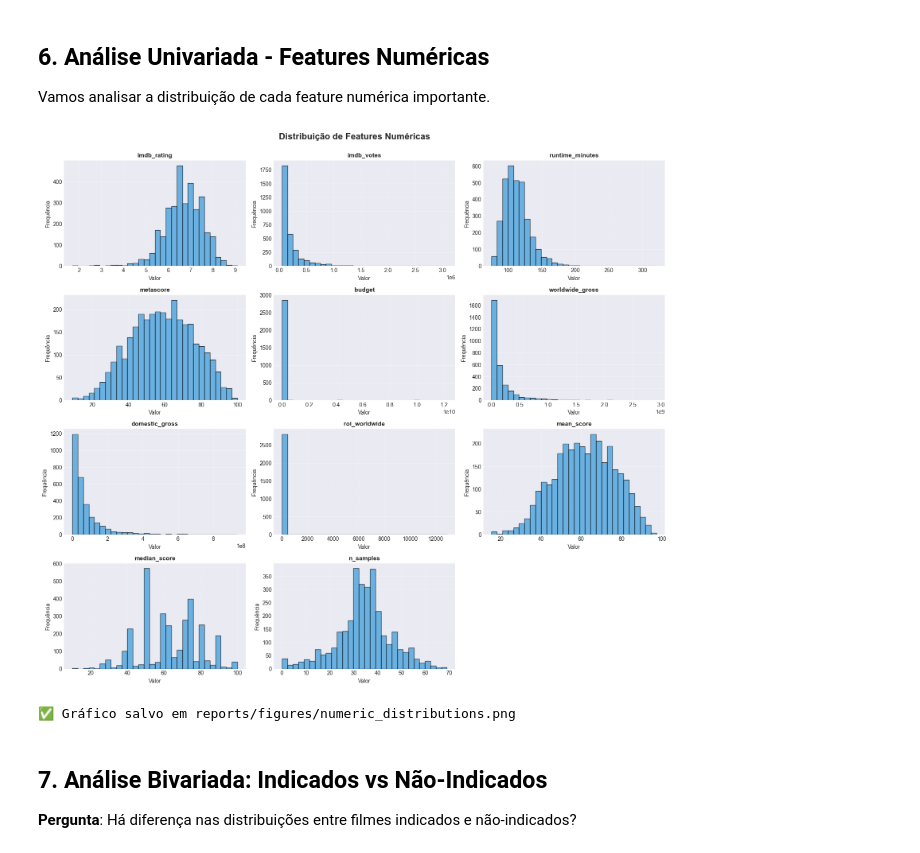
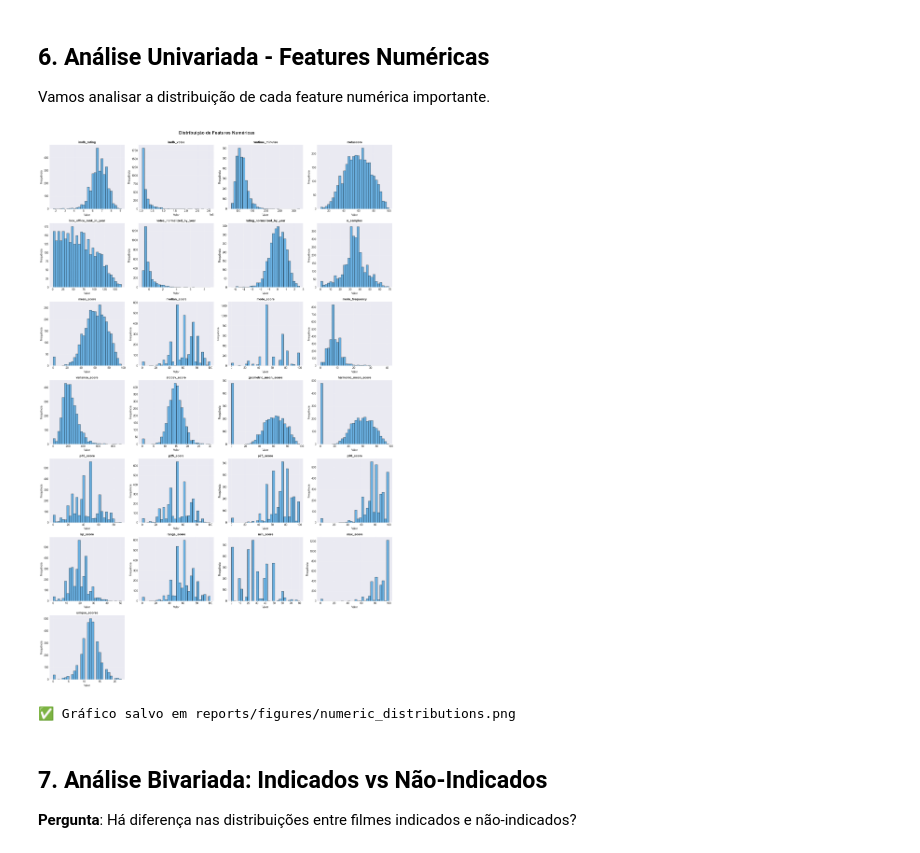
Before and after one commit to marvin10036/imdb-data-science, a Jupyter notebook: machine-learning/notebooks/01_eda.ipynb, the cells around one changed output. Cells and saved outputs as stored; diff of their text form; code cells hidden in the pictures.

```diff
--- a/machine-learning/notebooks/01_eda.ipynb
+++ b/machine-learning/notebooks/01_eda.ipynb
@@ -226,37 +241,47 @@ print("✅ Gráfico salvo em reports/figures/temporal_distribution.png")
 
 Vamos analisar a distribuição de cada feature numérica importante.
 # %%
+
 # Selecionar features numéricas importantes
+RATING_FEATURES = [
+    'n_samples', 'mean_score', 'median_score', 'mode_score', 'mode_frequency',
+    'variance_score', 'stddev_score', 'geometric_mean_score', 'harmonic_mean_score',
+    'p10_score', 'p25_score', 'p75_score', 'p90_score',
+    'iqr_score', 'range_score', 'min_score', 'max_score', 'unique_scores'
+]
+
 numeric_features = [
     'imdb_rating', 'imdb_votes', 'runtime_minutes', 'metascore',
-    'budget', 'worldwide_gross', 'domestic_gross', 'roi_worldwide',
-    'mean_score', 'median_score', 'n_samples'
-]
+    'box_office_rank_in_year', 'votes_normalized_by_year', 'rating_normalized_by_year'
+] + RATING_FEATURES
 
-# Criar subplots para histogramas
-fig, axes = plt.subplots(4, 3, figsize=(16, 14))
+# Garantir que só usamos colunas que existem no DataFrame
+numeric_features = [f for f in numeric_features if f in df.columns]
+
+n_cols = 4
+n_rows = int(np.ceil(len(numeric_features) / n_cols)) if numeric_features else 1
+fig, axes = plt.subplots(n_rows, n_cols, figsize=(18, 4 * n_rows))
 axes = axes.flatten()
 
 for idx, feature in enumerate(numeric_features):
-    if feature in df.columns:
-        axes[idx].hist(df[feature].dropna(), bins=30, edgecolor='black', alpha=0.7, color='#3498db')
-        axes[idx].set_title(f'{feature}', fontsize=11, fontweight='bold')
-        axes[idx].set_xlabel('Valor')
-        axes[idx].set_ylabel('Frequência')
-        axes[idx].grid(alpha=0.3)
+    axes[idx].hist(df[feature].dropna(), bins=30, edgecolor='black', alpha=0.7, color='#3498db')
+    axes[idx].set_title(f'{feature}', fontsize=11, fontweight='bold')
+    axes[idx].set_xlabel('Valor')
+    axes[idx].set_ylabel('Frequência')
+    axes[idx].grid(alpha=0.3)
 
 # Remover eixos extras
 for idx in range(len(numeric_features), len(axes)):
     fig.delaxes(axes[idx])
 
 plt.suptitle('Distribuição de Features Numéricas', fontsize=16, fontweight='bold', y=1.00)
 plt.tight_layout()
 plt.savefig('../reports/figures/numeric_distributions.png', dpi=300, bbox_inches='tight')
 plt.show()
 
 print("✅ Gráfico salvo em reports/figures/numeric_distributions.png")
 # %% [output]
-[figure, old version]
+[figure, new version]
 ✅ Gráfico salvo em reports/figures/numeric_distributions.png
 # %% [markdown]
 ## 7. Análise Bivariada: Indicados vs Não-Indicados
```
Also changed, not shown: parts of 9 cells of this notebook, 13 other files.
